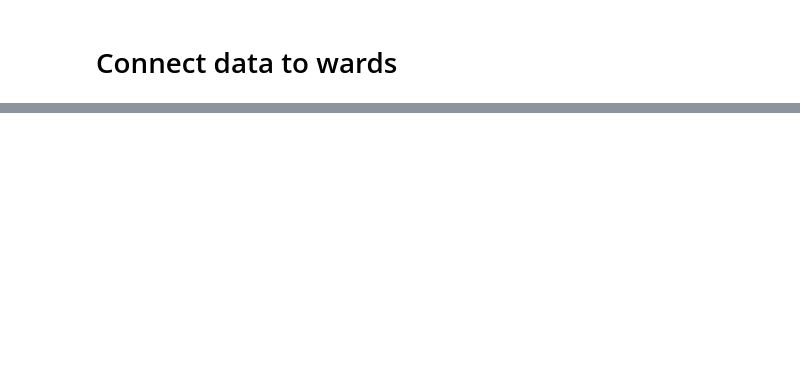
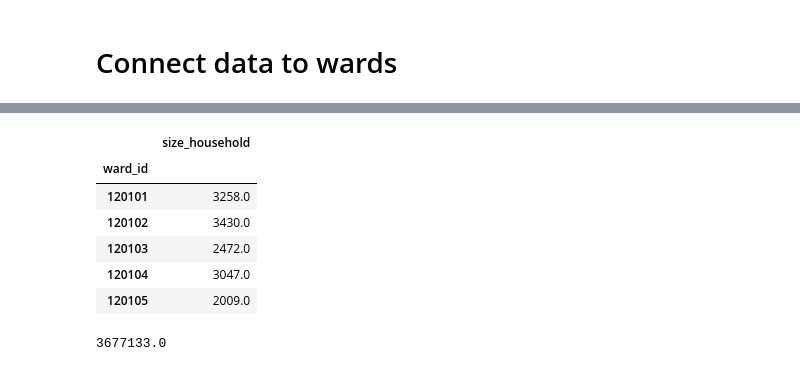
Before and after one commit to chantalwuer/earthquake_damage, a Jupyter notebook: notebooks/CW_Mapping_Wards.ipynb, the cells around one changed output, grey strips where cells are left out. Saved outputs shown, nothing was run; the diff lists cells and outputs as text; code cells hidden in the pictures; blank space fills up the shorter version.

```diff
--- a/notebooks/CW_Mapping_Wards.ipynb
+++ b/notebooks/CW_Mapping_Wards.ipynb
@@ -717 +740,16 @@ data_grouped_wards.head()
+# %%
+population = household_comp.groupby('ward_id').agg({'size_household': np.sum})
+population.head()
+# %% [output]
+|  | size_household |
+| ward_id |  |
+| 120101 | 3258.0 |
+| 120102 | 3430.0 |
+| 120103 | 2472.0 |
+| 120104 | 3047.0 |
+| 120105 | 2009.0 |
+# %%
+population.size_household.sum()
+# %% [output]
+3677133.0
 # %%
```
Also changed, not shown: parts of 43 cells of this notebook.
